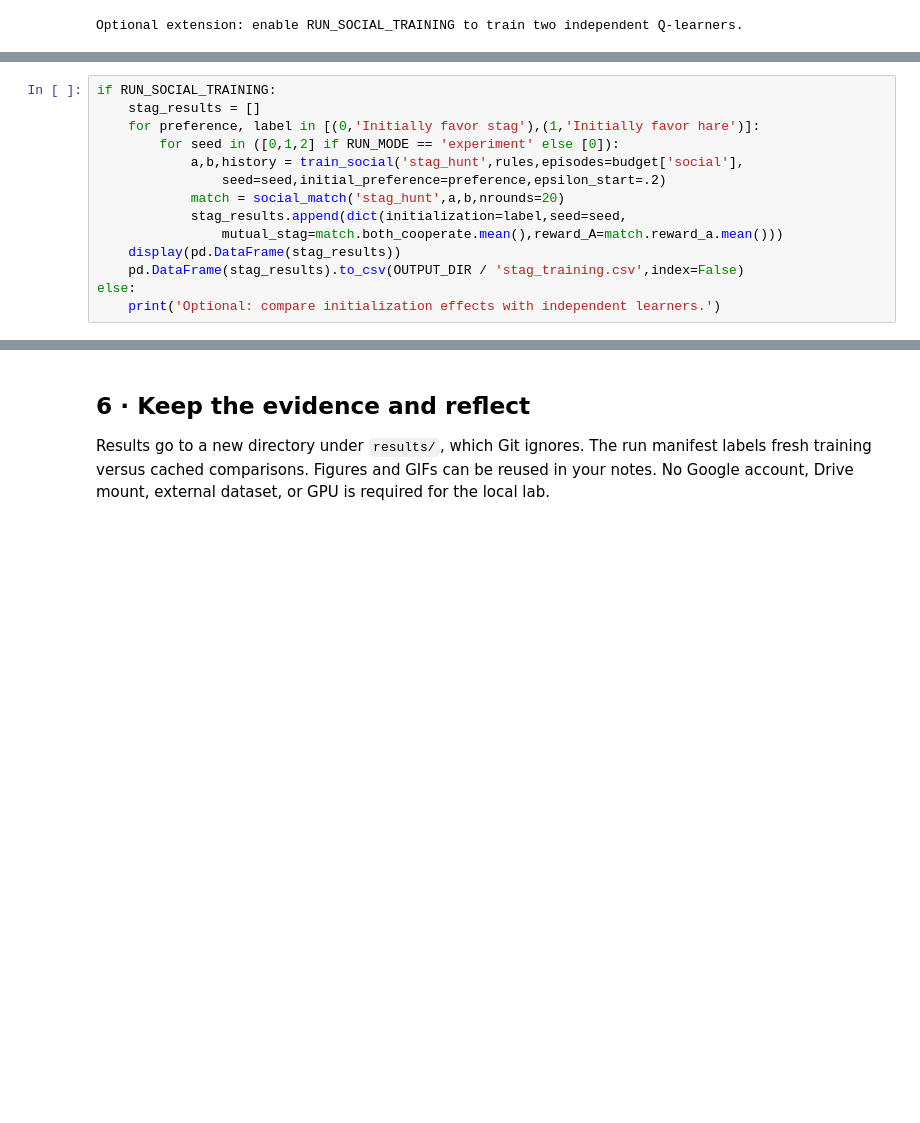
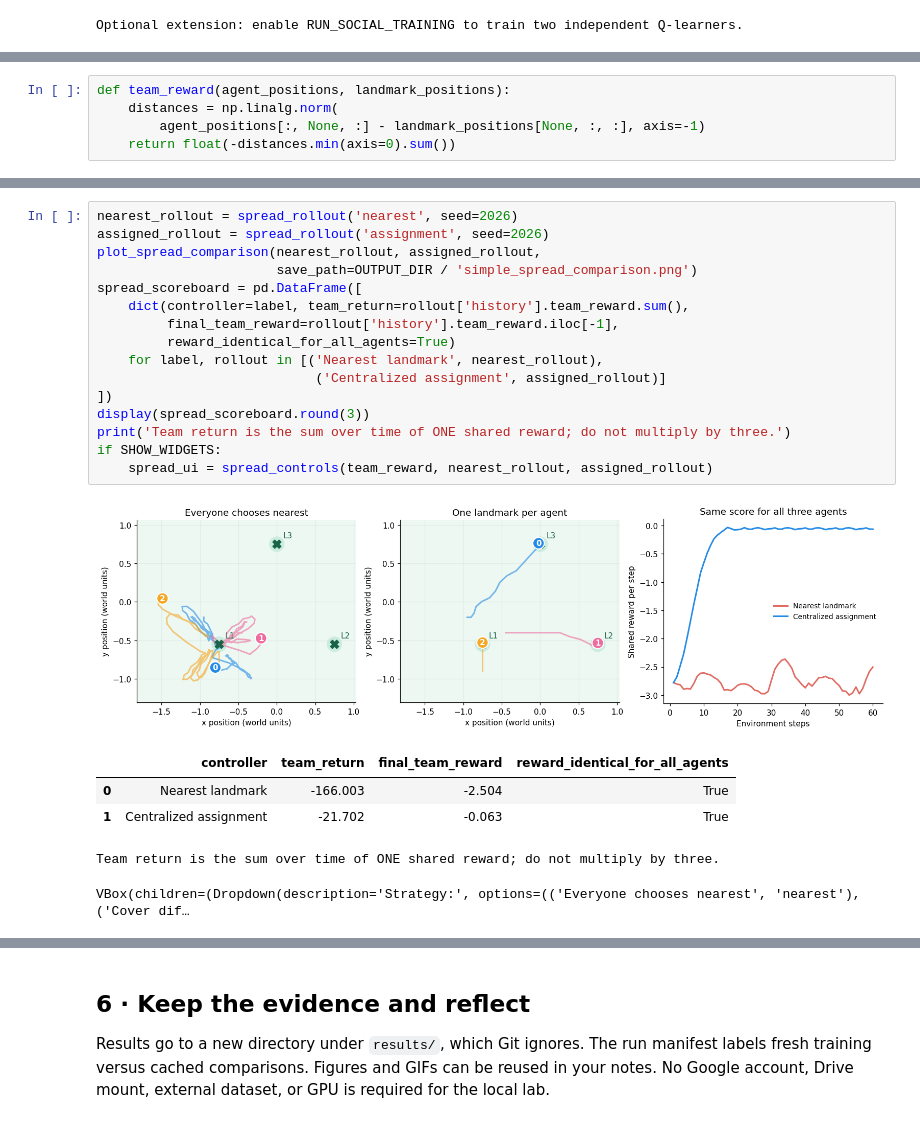
Before and after one commit to Sarah-Xu-08/Coding-session-for-Neuroscience-inspired-AI, a Jupyter notebook: notebooks/chapter3_instructor.ipynb, the cells around one changed output, grey strips where cells are left out. Saved outputs shown, nothing was run; the diff lists cells and outputs as text; blank space fills up the shorter version.

Commit message:
Replace Stag Hunt with shared-reward Simple Spread and vivid game figures

```diff
--- a/notebooks/chapter3_instructor.ipynb
+++ b/notebooks/chapter3_instructor.ipynb
@@ -678,14 +642,0 @@ but changing rewards would change the game. The environments award separate play
-# %%
-if RUN_SOCIAL_TRAINING:
-    stag_results = []
-    for preference, label in [(0,'Initially favor stag'),(1,'Initially favor hare')]:
-        for seed in ([0,1,2] if RUN_MODE == 'experiment' else [0]):
-            a,b,history = train_social('stag_hunt',rules,episodes=budget['social'],
-                seed=seed,initial_preference=preference,epsilon_start=.2)
-            match = social_match('stag_hunt',a,b,nrounds=20)
-            stag_results.append(dict(initialization=label,seed=seed,
-                mutual_stag=match.both_cooperate.mean(),reward_A=match.reward_a.mean()))
-    display(pd.DataFrame(stag_results))
-    pd.DataFrame(stag_results).to_csv(OUTPUT_DIR / 'stag_training.csv',index=False)
-else:
-    print('Optional: compare initialization effects with independent learners.')
@@ -693,0 +680,5 @@ Optional: compare initialization effects with independent learners.
+# %%
+def team_reward(agent_positions, landmark_positions):
+    distances = np.linalg.norm(
+        agent_positions[:, None, :] - landmark_positions[None, :, :], axis=-1)
+    return float(-distances.min(axis=0).sum())
@@ -693,0 +720,23 @@ Optional: compare initialization effects with independent learners.
+# %%
+nearest_rollout = spread_rollout('nearest', seed=2026)
+assigned_rollout = spread_rollout('assignment', seed=2026)
+plot_spread_comparison(nearest_rollout, assigned_rollout,
+                       save_path=OUTPUT_DIR / 'simple_spread_comparison.png')
+spread_scoreboard = pd.DataFrame([
+    dict(controller=label, team_return=rollout['history'].team_reward.sum(),
+         final_team_reward=rollout['history'].team_reward.iloc[-1],
+         reward_identical_for_all_agents=True)
+    for label, rollout in [('Nearest landmark', nearest_rollout),
+                            ('Centralized assignment', assigned_rollout)]
+])
+display(spread_scoreboard.round(3))
+print('Team return is the sum over time of ONE shared reward; do not multiply by three.')
+if SHOW_WIDGETS:
+    spread_ui = spread_controls(team_reward, nearest_rollout, assigned_rollout)
+# %% [output]
+[figure, added]
+|  | controller | team_return | final_team_reward | reward_identical_for_all_agents |
+| 0 | Nearest landmark | -166.003 | -2.504 | True |
+| 1 | Centralized assignment | -21.702 | -0.063 | True |
+Team return is the sum over time of ONE shared reward; do not multiply by three.
+VBox(children=(Dropdown(description='Strategy:', options=(('Everyone chooses nearest', 'nearest'), ('Cover dif…
```
Also changed, not shown: parts of 23 cells of this notebook, 29 other files.
